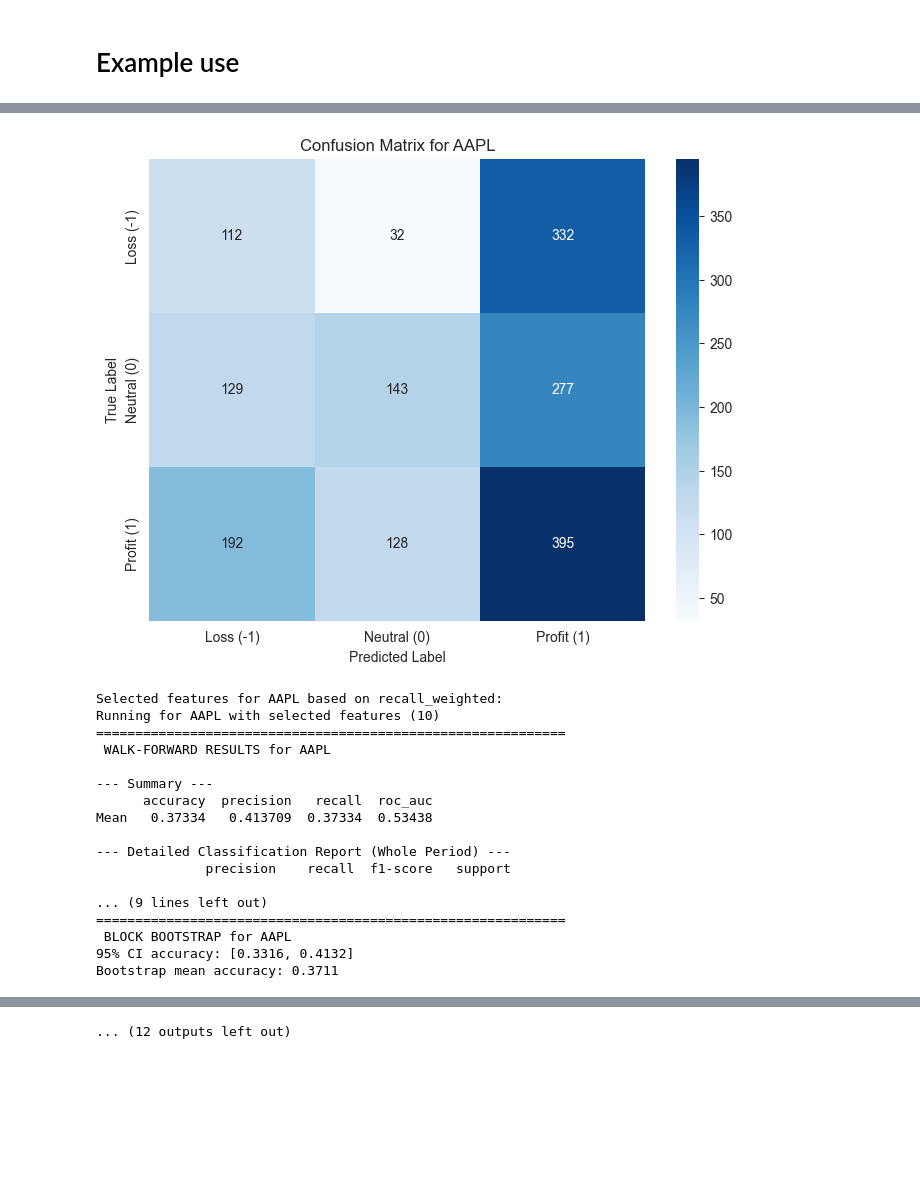
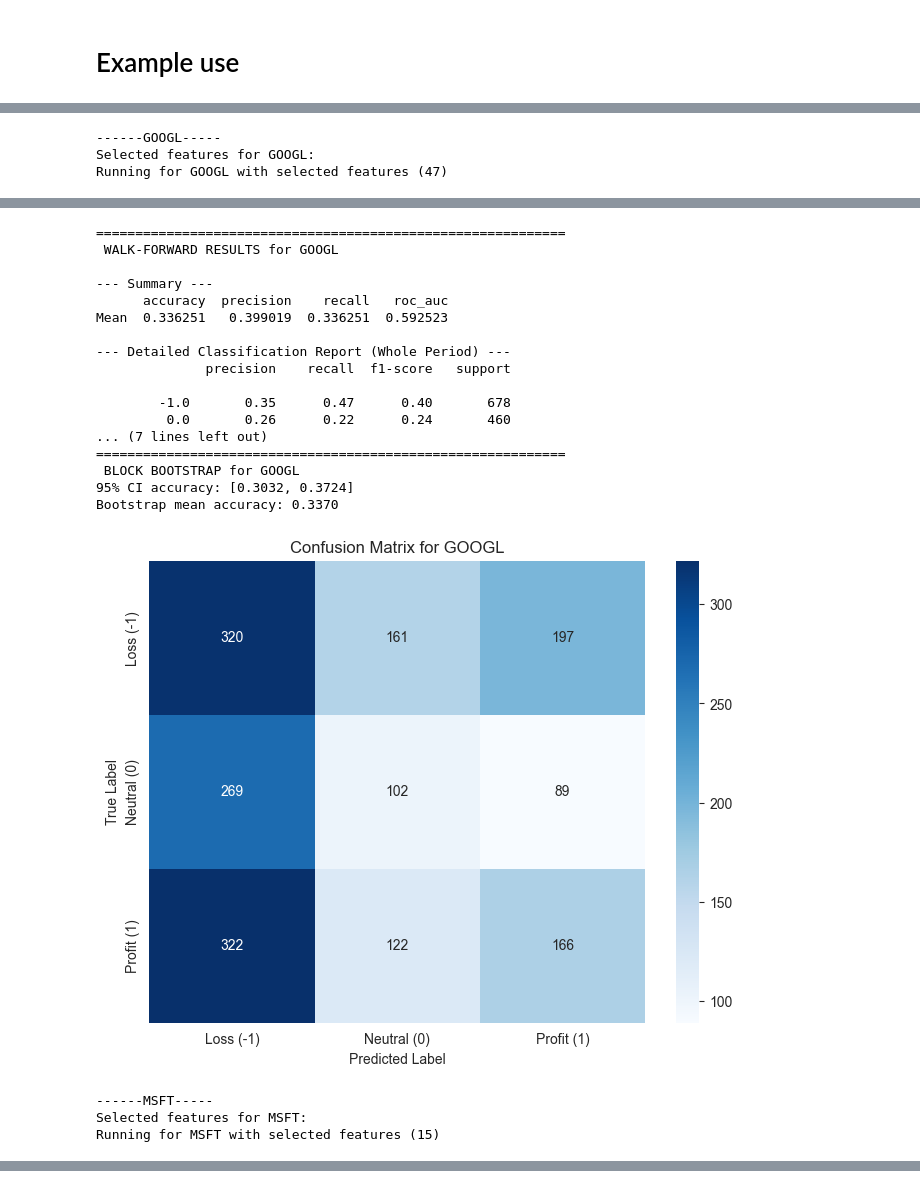
Before and after one commit to WObszan/Forecasting-Stock-Price-Direction, a Jupyter notebook: main_model/walk_forward+bootstraping/wf_bt.ipynb, the cells around one changed output, grey strips where cells are left out. Drawn from its saved outputs; the diff is of its cells as text; code cells hidden in the pictures; blank space fills up the shorter version.

```diff
--- a/main_model/walk_forward+bootstraping/wf_bt.ipynb
+++ b/main_model/walk_forward+bootstraping/wf_bt.ipynb
@@ -33,7 +35,7 @@ def get_target(input_df, ticker):
 # %% [markdown]
 # Target TBM ( Triple Barrier Method)
 # %%
-def get_tbm_target(df, ticker, horizon=5, pt_sl=[1.5,1.5]):
+def get_tbm_target(df, ticker, horizon=5, pt_sl=[1.5,1]):
     df = df.copy()
     close = df[f'Close_{ticker}']
 
@@ -195,7 +264,7 @@ def walk_forward_validation_with_purging(
         X_test = test_df_embargo[features]
         y_test = test_df_embargo[target_col]
 
-        model = build_ensemble_model()
+        model = build_ensemble_model(X_train,  y_train)
         model.fit(X_train, y_train)
 
         y_pred = model.predict(X_test)
@@ -264,7 +333,7 @@ def block_bootstrap_accuracy(y_true, y_pred, block_size=20, n_bootstrap=1000, ra
 # %%
 
 
-def run_stage4_for_ticker(df_raw, ticker, selected_features, stat):
+def run_stage4_for_ticker(df_raw, ticker, selected_features):
     df = get_tbm_target(df_raw, ticker)
 
     selected_features = [f for f in selected_features if f in df.columns]
@@ -283,7 +352,6 @@ def run_stage4_for_ticker(df_raw, ticker, selected_features, stat):
     print(f" WALK-FORWARD RESULTS for {ticker}")
     metrics = ["accuracy", "precision", "recall", "roc_auc"]
     summary_mean = folds_df[metrics].mean()
-    summary_std = folds_df[metrics].std()
 
     print("\n--- Summary ---")
     print(summary_mean.to_frame(name="Mean").T)
@@ -320,7 +388,6 @@ def run_stage4_for_ticker(df_raw, ticker, selected_features, stat):
 # %%
 
 tickers = ["AAPL", "GOOGL", "MSFT"]
-measurments = ['accuracy', 'precision_weighted', 'recall_weighted', 'roc_auc_ovr_weighted']
 
 with open("../../models_results/feature_dict.json", "r") as f:
     feature_dict = json.load(f)
@@ -334,12 +401,12 @@ for share in tickers:
     df_tmp = get_tbm_target(data, share)
     features_aapl = get_all_features(df_tmp)
     print(f"------{share}-----")
-    for stat in measurments:
-        selected_features = feature_dict[share][stat]
-        print(f"Selected features for {share} based on {stat}:")
-        # print(f"Running for {share} with all features ({len(features_aapl)})")
-        # run_stage4_for_ticker(data, share, features_aapl)
-        print(f"Running for {share} with selected features ({len(selected_features)})")
-        run_stage4_for_ticker(data, share, selected_features, stat)
+
+    selected_features = feature_dict[share]
+    print(f"Selected features for {share}:")
+    # print(f"Running for {share} with all features ({len(features_aapl)})")
+    # run_stage4_for_ticker(data, share, features_aapl)
+    print(f"Running for {share} with selected features ({len(selected_features)})")
+    run_stage4_for_ticker(data, share, selected_features)
 # %% [output]
 ------AAPL-----
@@ -379,0 +450,3 @@ Bootstrap mean accuracy: 0.3711
+------GOOGL-----
+Selected features for GOOGL:
+Running for GOOGL with selected features (47)
@@ -380,18 +470,21 @@ Bootstrap mean accuracy: 0.3711
+============================================================
+ WALK-FORWARD RESULTS for GOOGL
+
+--- Summary ---
+      accuracy  precision    recall   roc_auc
+Mean  0.336251   0.399019  0.336251  0.592523
+
+--- Detailed Classification Report (Whole Period) ---
+              precision    recall  f1-score   support
+
+        -1.0       0.35      0.47      0.40       678
+         0.0       0.26      0.22      0.24       460
+... (7 lines left out)
+============================================================
+ BLOCK BOOTSTRAP for GOOGL
+95% CI accuracy: [0.3032, 0.3724]
+Bootstrap mean accuracy: 0.3370
-[figure, old version]
+[figure, new version]
-Selected features for AAPL based on recall_weighted:
-Running for AAPL with selected features (10)
-============================================================
- WALK-FORWARD RESULTS for AAPL
-
---- Summary ---
-      accuracy  precision   recall  roc_auc
-Mean   0.37334   0.413709  0.37334  0.53438
-
---- Detailed Classification Report (Whole Period) ---
-              precision    recall  f1-score   support
-
-... (9 lines left out)
-============================================================
- BLOCK BOOTSTRAP for AAPL
-95% CI accuracy: [0.3316, 0.4132]
-Bootstrap mean accuracy: 0.3711
+------MSFT-----
+Selected features for MSFT:
+Running for MSFT with selected features (15)
@@ -453 +525,0 @@ Bootstrap mean accuracy: 0.3334
-... (12 outputs left out)
```
Also changed, not shown: parts of 4 cells of this notebook, 4 other files.
